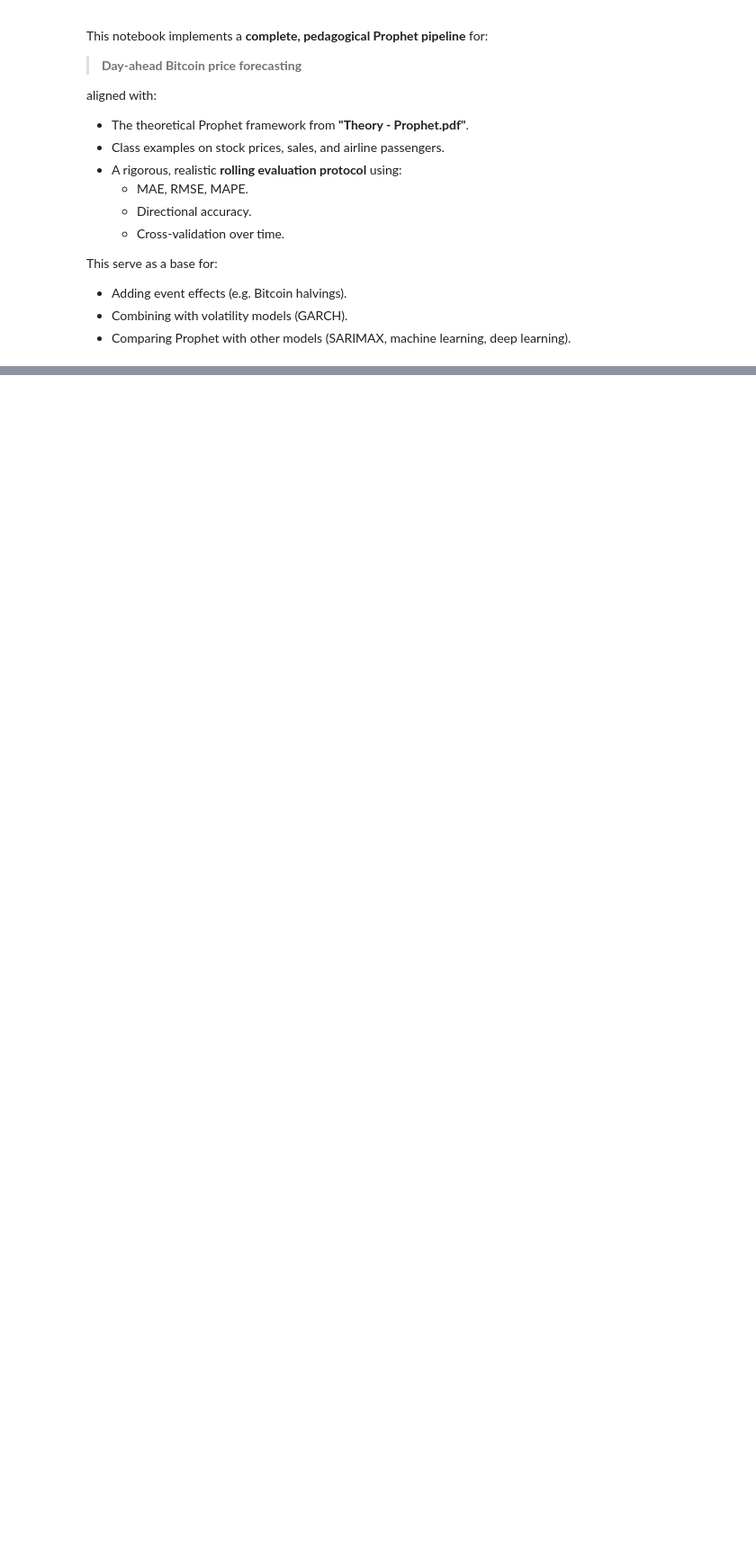
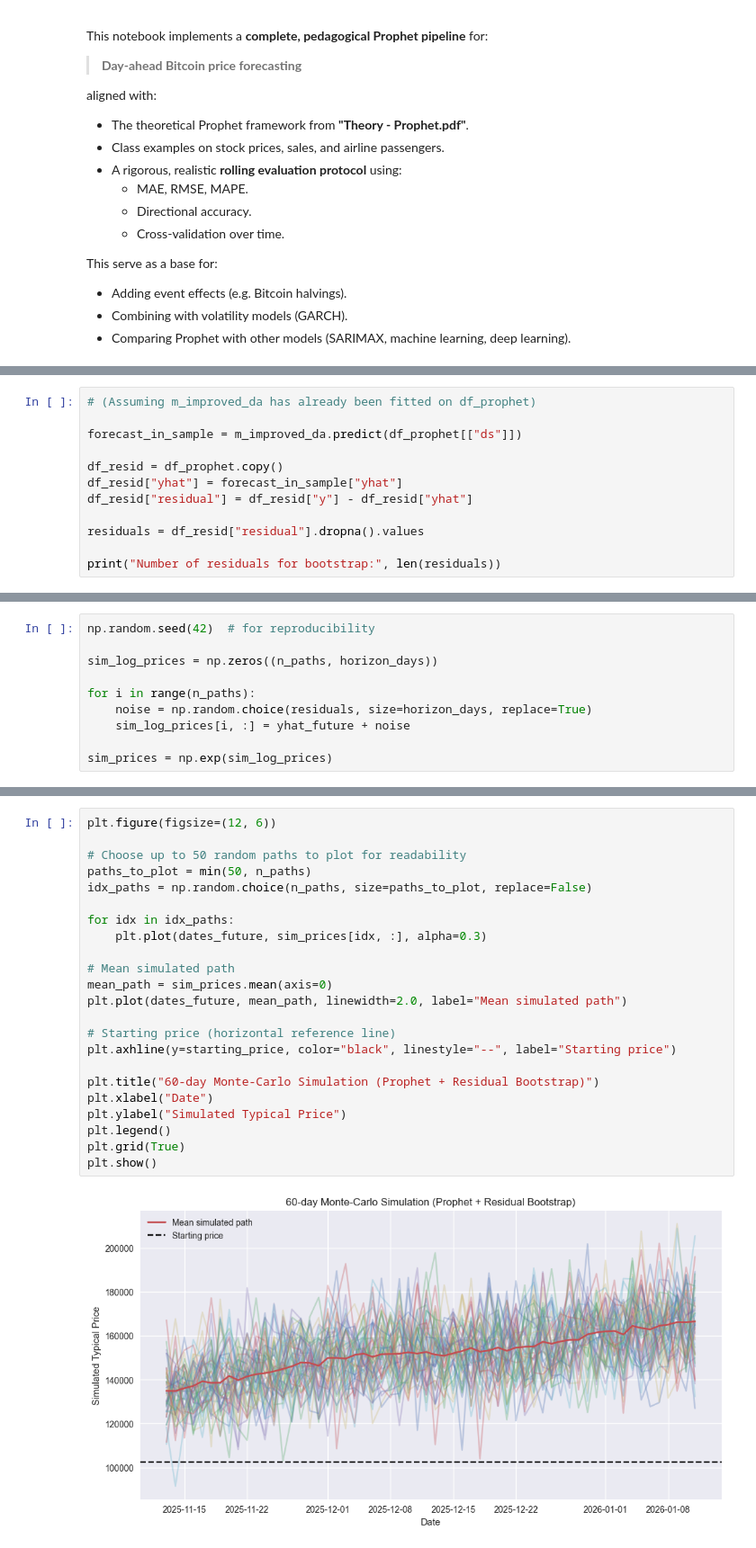
Before and after one commit to leojeulinmerville/Prophet_Project, a Jupyter notebook: Time_Series_Prophet_Project.ipynb, the cells around one changed output, grey strips where cells are left out. Shown at 90% size. Drawn from its saved outputs; the diff is of its cells as text; blank space fills up the shorter version.

```diff
--- a/Time_Series_Prophet_Project.ipynb
+++ b/Time_Series_Prophet_Project.ipynb
@@ -1174,0 +1641,12 @@ This serve as a base for:
+# %%
+# (Assuming m_improved_da has already been fitted on df_prophet)
+
+forecast_in_sample = m_improved_da.predict(df_prophet[["ds"]])
+
+df_resid = df_prophet.copy()
+df_resid["yhat"] = forecast_in_sample["yhat"]
+df_resid["residual"] = df_resid["y"] - df_resid["yhat"]
+
+residuals = df_resid["residual"].dropna().values
+
+print("Number of residuals for bootstrap:", len(residuals))
@@ -1174,0 +1673,10 @@ This serve as a base for:
+# %%
+np.random.seed(42)  # for reproducibility
+
+sim_log_prices = np.zeros((n_paths, horizon_days))
+
+for i in range(n_paths):
+    noise = np.random.choice(residuals, size=horizon_days, replace=True)
+    sim_log_prices[i, :] = yhat_future + noise
+
+sim_prices = np.exp(sim_log_prices)
@@ -1174,0 +1685,25 @@ This serve as a base for:
+# %%
+plt.figure(figsize=(12, 6))
+
+# Choose up to 50 random paths to plot for readability
+paths_to_plot = min(50, n_paths)
+idx_paths = np.random.choice(n_paths, size=paths_to_plot, replace=False)
+
+for idx in idx_paths:
+    plt.plot(dates_future, sim_prices[idx, :], alpha=0.3)
+
+# Mean simulated path
+mean_path = sim_prices.mean(axis=0)
+plt.plot(dates_future, mean_path, linewidth=2.0, label="Mean simulated path")
+
+# Starting price (horizontal reference line)
+plt.axhline(y=starting_price, color="black", linestyle="--", label="Starting price")
+
+plt.title("60-day Monte-Carlo Simulation (Prophet + Residual Bootstrap)")
+plt.xlabel("Date")
+plt.ylabel("Simulated Typical Price")
+plt.legend()
+plt.grid(True)
+plt.show()
+# %% [output]
+[figure, added]
```
Also changed, not shown: parts of 52 cells of this notebook, 1 other file.
